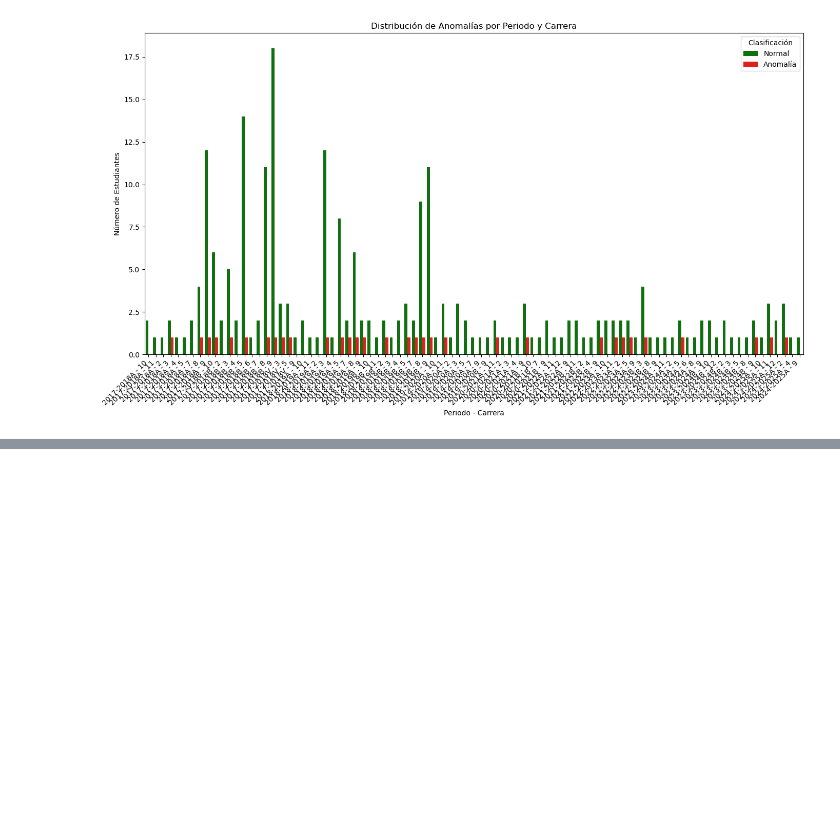
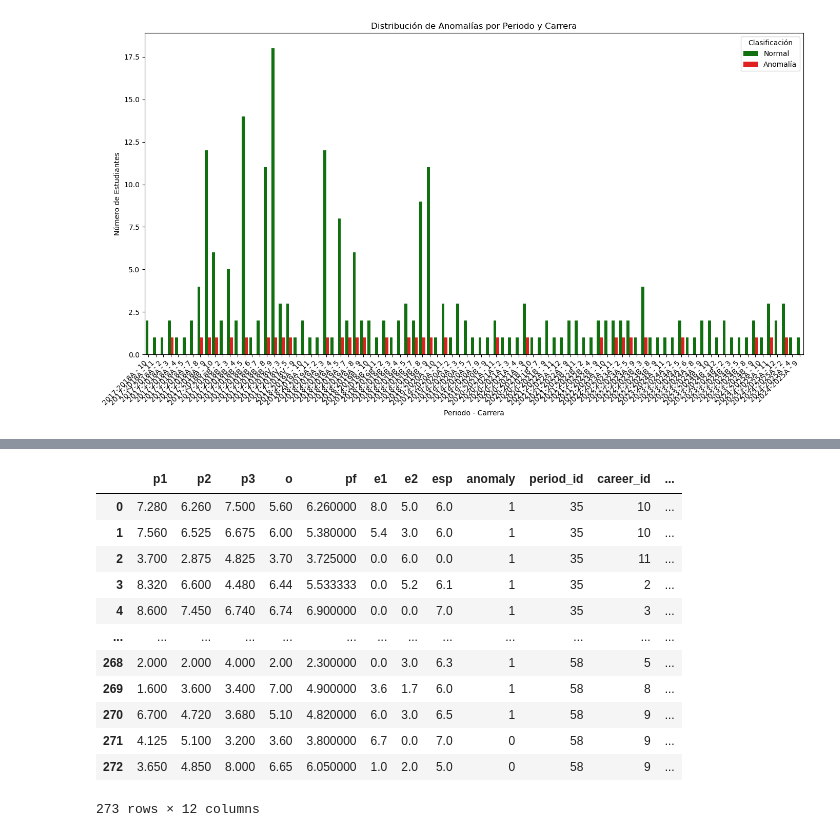
Before and after one commit to Yaki-55/tesis, a Jupyter notebook: primerModelo.ipynb, the cells around one changed output, grey strips where cells are left out. Drawn from its saved outputs; the diff is of its cells as text; code cells hidden in the pictures; blank space fills up the shorter version.

```diff
--- a/primerModelo.ipynb
+++ b/primerModelo.ipynb
@@ -338,0 +423,20 @@ plot_anomaly_distribution_by_period_career(combined_anomalies_df)
+# %%
+combined_anomalies_svm_df = combine_anomaly_results(anomaly_data_svm)
+combined_anomalies_svm_df['anomaly'] = combined_anomalies_svm_df['anomaly'].map({1: 0, -1: 1})  # Convertir a 0 y 1
+# Convertir period_id a su nombre usando period_map
+combined_anomalies_svm_df['period_name'] = combined_anomalies_svm_df['period_id'].map(period_map)
+combined_anomalies_svm_df
+# %% [output]
+|  | p1 | p2 | p3 | o | pf | e1 | e2 | esp | anomaly | period_id | career_id | ... |
+| 0 | 7.280 | 6.260 | 7.500 | 5.60 | 6.260000 | 8.0 | 5.0 | 6.0 | 1 | 35 | 10 | ... |
+| 1 | 7.560 | 6.525 | 6.675 | 6.00 | 5.380000 | 5.4 | 3.0 | 6.0 | 1 | 35 | 10 | ... |
+| 2 | 3.700 | 2.875 | 4.825 | 3.70 | 3.725000 | 0.0 | 6.0 | 0.0 | 1 | 35 | 11 | ... |
+| 3 | 8.320 | 6.600 | 4.480 | 6.44 | 5.533333 | 0.0 | 5.2 | 6.1 | 1 | 35 | 2 | ... |
+| 4 | 8.600 | 7.450 | 6.740 | 6.74 | 6.900000 | 0.0 | 0.0 | 7.0 | 1 | 35 | 3 | ... |
+| ... | ... | ... | ... | ... | ... | ... | ... | ... | ... | ... | ... | ... |
+| 268 | 2.000 | 2.000 | 4.000 | 2.00 | 2.300000 | 0.0 | 3.0 | 6.3 | 1 | 58 | 5 | ... |
+| 269 | 1.600 | 3.600 | 3.400 | 7.00 | 4.900000 | 3.6 | 1.7 | 6.0 | 1 | 58 | 8 | ... |
+| 270 | 6.700 | 4.720 | 3.680 | 5.10 | 4.820000 | 6.0 | 3.0 | 6.5 | 1 | 58 | 9 | ... |
+| 271 | 4.125 | 5.100 | 3.200 | 3.60 | 3.800000 | 6.7 | 0.0 | 7.0 | 0 | 58 | 9 | ... |
+| 272 | 3.650 | 4.850 | 8.000 | 6.65 | 6.050000 | 1.0 | 2.0 | 5.0 | 0 | 58 | 9 | ... |
+273 rows × 12 columns
```
Also changed, not shown: parts of 5 cells of this notebook.
